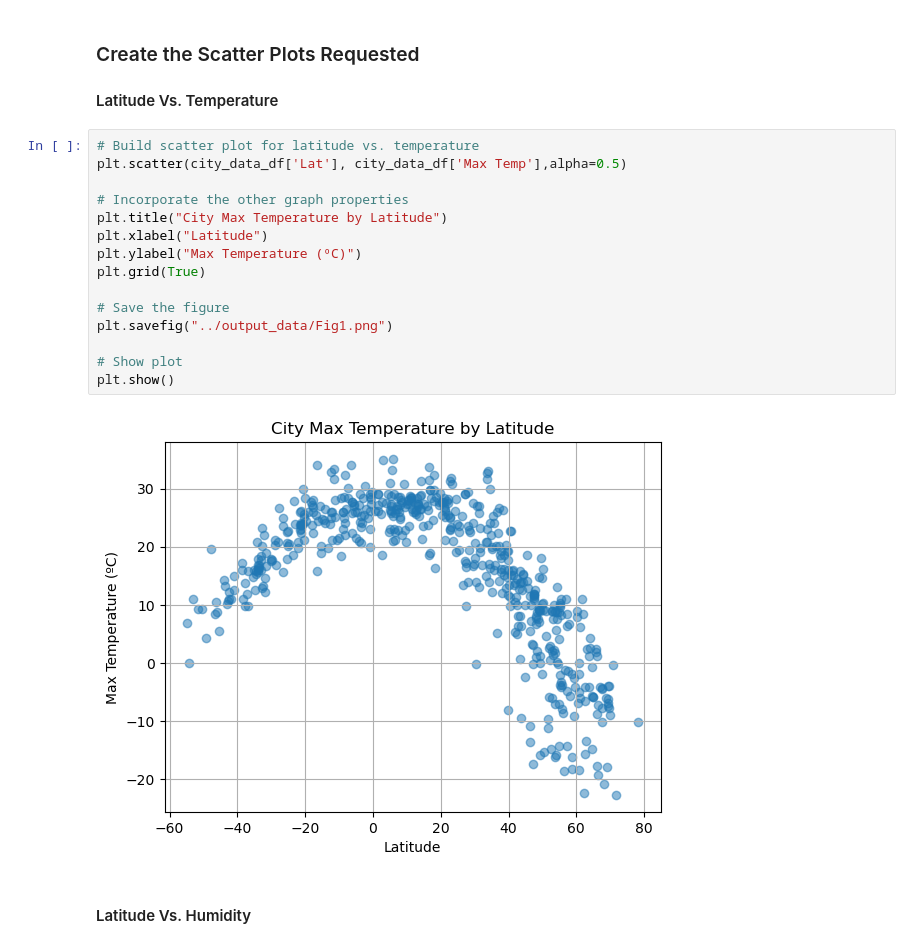
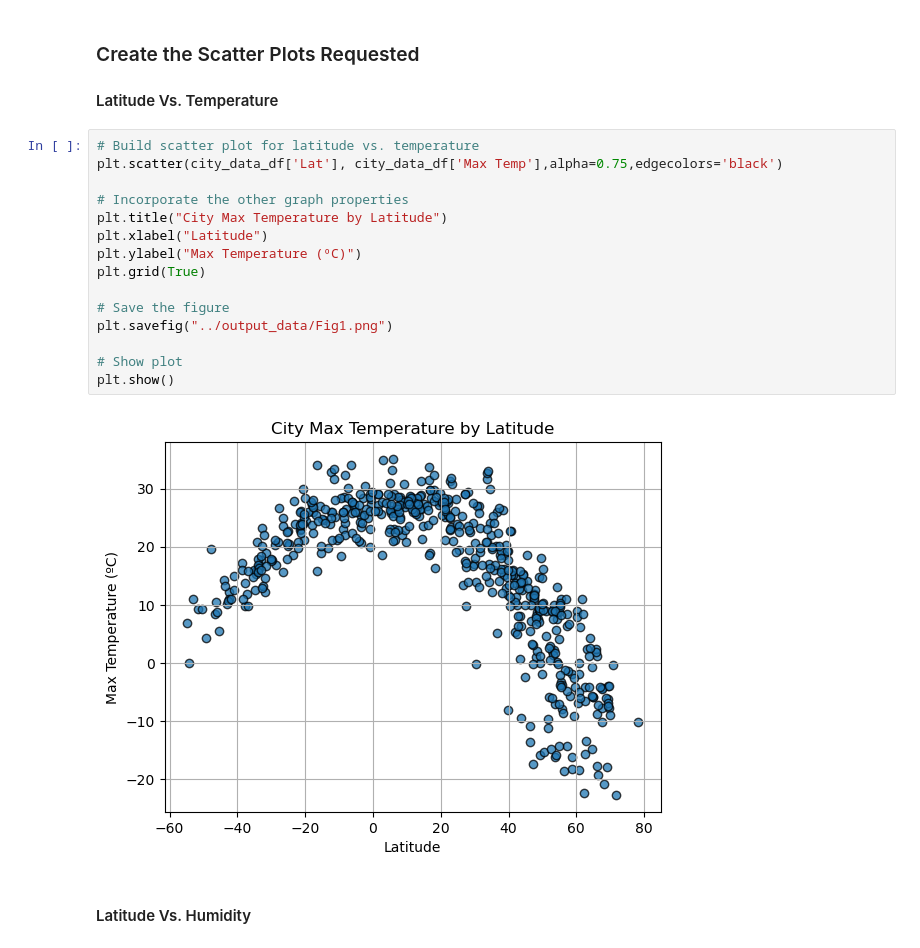
Before and after one commit to rfe123/umn_data_python_api_challenge, a Jupyter notebook: starter_code/WeatherPy.ipynb, the cells around one changed output. Drawn from its saved outputs; the diff is of its cells as text.

```diff
--- a/starter_code/WeatherPy.ipynb
+++ b/starter_code/WeatherPy.ipynb
@@ -211,21 +211,21 @@ city_data_df.head()
 #### Latitude Vs. Temperature
 # %%
 # Build scatter plot for latitude vs. temperature
-plt.scatter(city_data_df['Lat'], city_data_df['Max Temp'],alpha=0.5)
+plt.scatter(city_data_df['Lat'], city_data_df['Max Temp'],alpha=0.75,edgecolors='black')
 
 # Incorporate the other graph properties
 plt.title("City Max Temperature by Latitude")
 plt.xlabel("Latitude")
 plt.ylabel("Max Temperature (ºC)")
 plt.grid(True)
 
 # Save the figure
 plt.savefig("../output_data/Fig1.png")
 
 # Show plot
 plt.show()
 # %% [output]
-[figure, old version]
+[figure, new version]
 # %% [markdown]
 #### Latitude Vs. Humidity
 # %%
```
Also changed, not shown: 1 other file.
